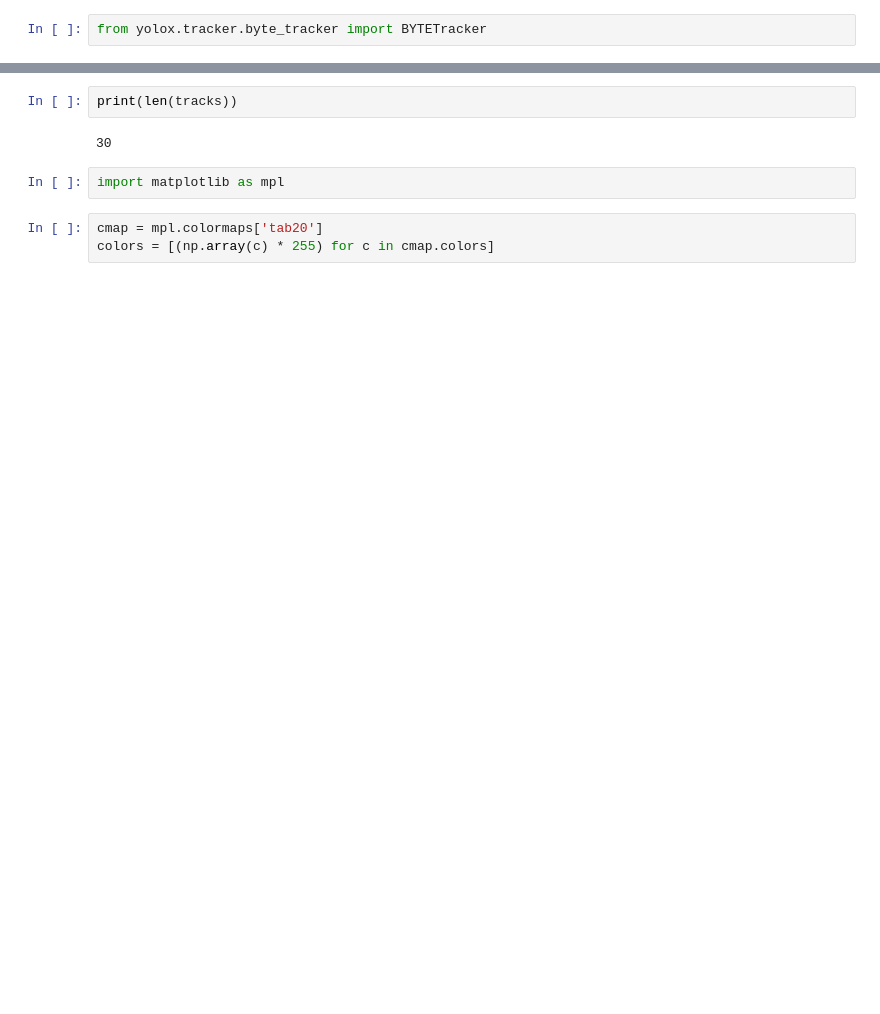
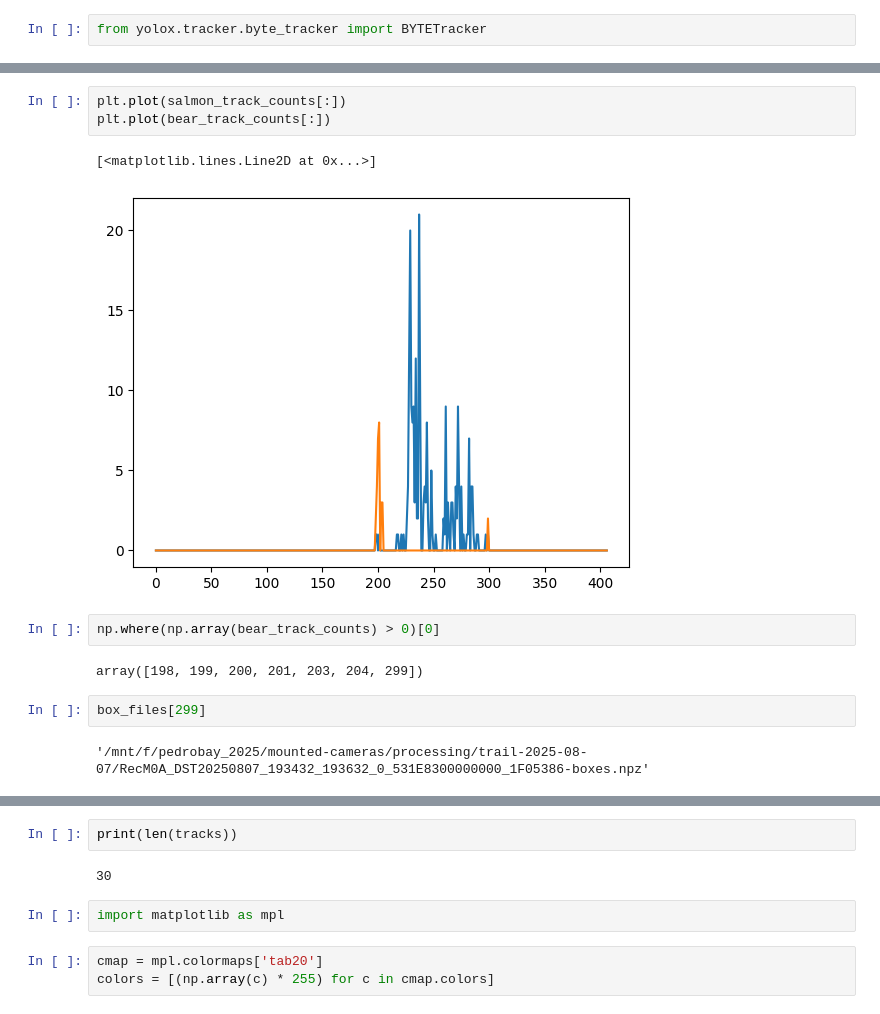
Before and after one commit to benkoger/salmon-tlc, a Jupyter notebook: notebooks/daily_movement.ipynb, the cells around one changed output, grey strips where cells are left out. Cells and saved outputs as stored; diff of their text form; blank space fills up the shorter version.

```diff
--- a/notebooks/daily_movement.ipynb
+++ b/notebooks/daily_movement.ipynb
@@ -99,0 +151,14 @@ Processing file 0/406
+# %%
+plt.plot(salmon_track_counts[:])
+plt.plot(bear_track_counts[:])
+# %% [output]
+[<matplotlib.lines.Line2D at 0x...>]
+[figure, added]
+# %%
+np.where(np.array(bear_track_counts) > 0)[0]
+# %% [output]
+array([198, 199, 200, 201, 203, 204, 299])
+# %%
+box_files[299]
+# %% [output]
+'/mnt/f/pedrobay_2025/mounted-cameras/processing/trail-2025-08-07/RecM0A_DST20250807_193432_193632_0_531E8300000000_1F05386-boxes.npz'
```
Also changed, not shown: parts of 11 cells of this notebook, 1 other file.
